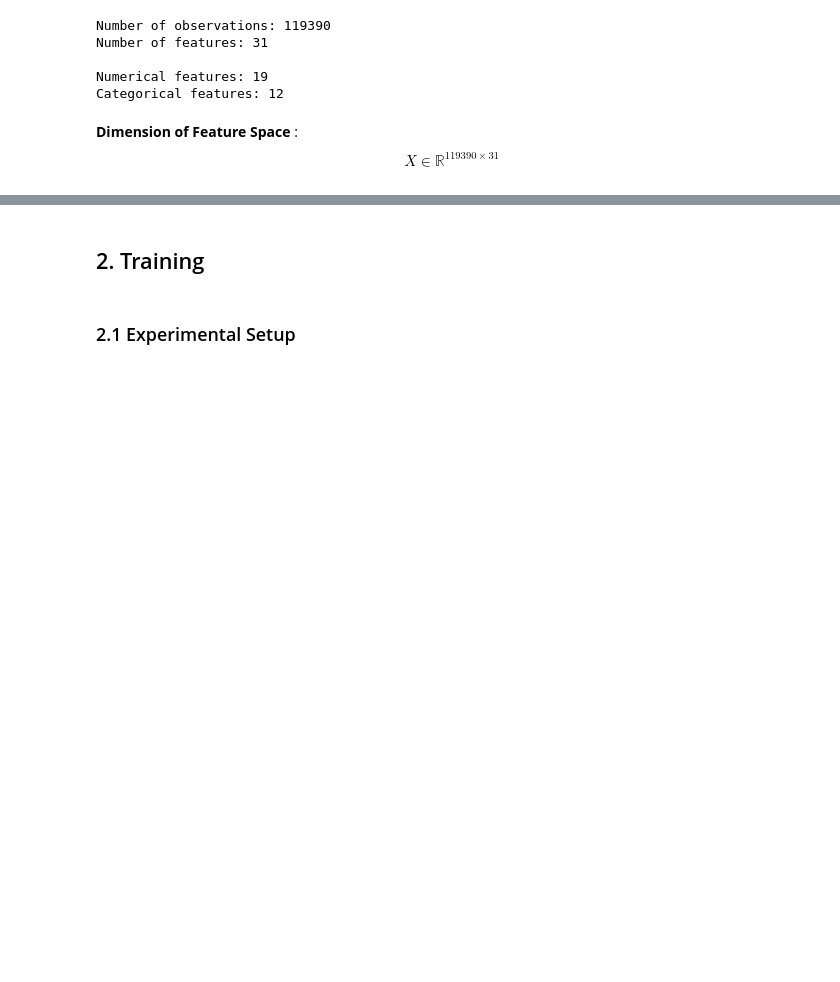
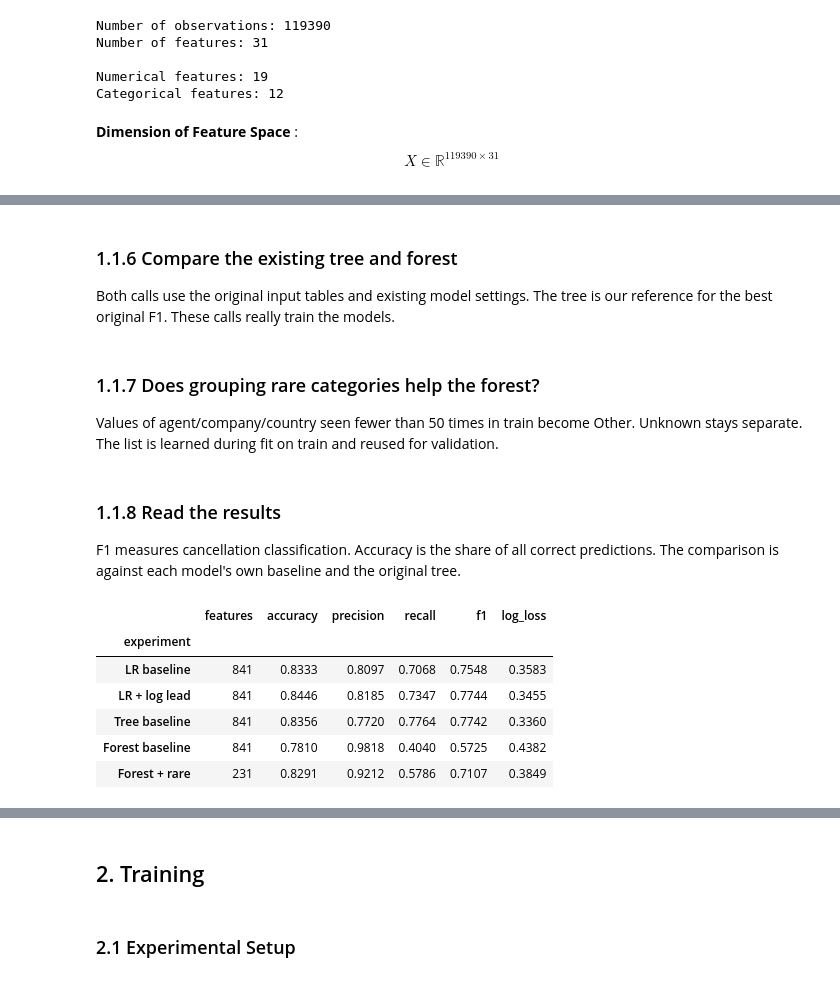
Before and after one commit to MasMits/hotel-cancellation-ml, a Jupyter notebook: notebook/project.ipynb, the cells around one changed output, grey strips where cells are left out. Saved outputs shown, nothing was run; the diff lists cells and outputs as text; code cells hidden in the pictures; blank space fills up the shorter version.

```diff
--- a/notebook/project.ipynb
+++ b/notebook/project.ipynb
@@ -99,0 +245,5 @@ Categorical features: 12
+# %% [markdown]
+### 1.1.6 Compare the existing tree and forest
+
+Both calls use the original input tables and existing model settings. The tree is our
+reference for the best original F1. These calls really train the models.
@@ -99,0 +262,5 @@ Categorical features: 12
+# %% [markdown]
+### 1.1.7 Does grouping rare categories help the forest?
+
+Values of agent/company/country seen fewer than 50 times in train become Other.
+Unknown stays separate. The list is learned during fit on train and reused for validation.
@@ -99,0 +273,21 @@ Categorical features: 12
+# %% [markdown]
+### 1.1.8 Read the results
+
+F1 measures cancellation classification. Accuracy is the share of all correct predictions.
+The comparison is against each model's own baseline and the original tree.
+# %%
+prep_results_table = pd.DataFrame(prep_results)
+prep_results_table.to_csv(preprocessing_report_folder / "results.csv", index=False)
+
+prep_validation_results = prep_results_table[prep_results_table["split"] == "validation"]
+prep_validation_results = prep_validation_results.set_index("experiment")
+prep_metric_columns = ["features", "accuracy", "precision", "recall", "f1", "log_loss"]
+display(prep_validation_results[prep_metric_columns].round(4))
+# %% [output]
+|  | features | accuracy | precision | recall | f1 | log_loss |
+| experiment |  |  |  |  |  |  |
+| LR baseline | 841 | 0.8333 | 0.8097 | 0.7068 | 0.7548 | 0.3583 |
+| LR + log lead | 841 | 0.8446 | 0.8185 | 0.7347 | 0.7744 | 0.3455 |
+| Tree baseline | 841 | 0.8356 | 0.7720 | 0.7764 | 0.7742 | 0.3360 |
+| Forest baseline | 841 | 0.7810 | 0.9818 | 0.4040 | 0.5725 | 0.4382 |
+| Forest + rare | 231 | 0.8291 | 0.9212 | 0.5786 | 0.7107 | 0.3849 |
```
Also changed, not shown: parts of 33 cells of this notebook, 2 other files.
